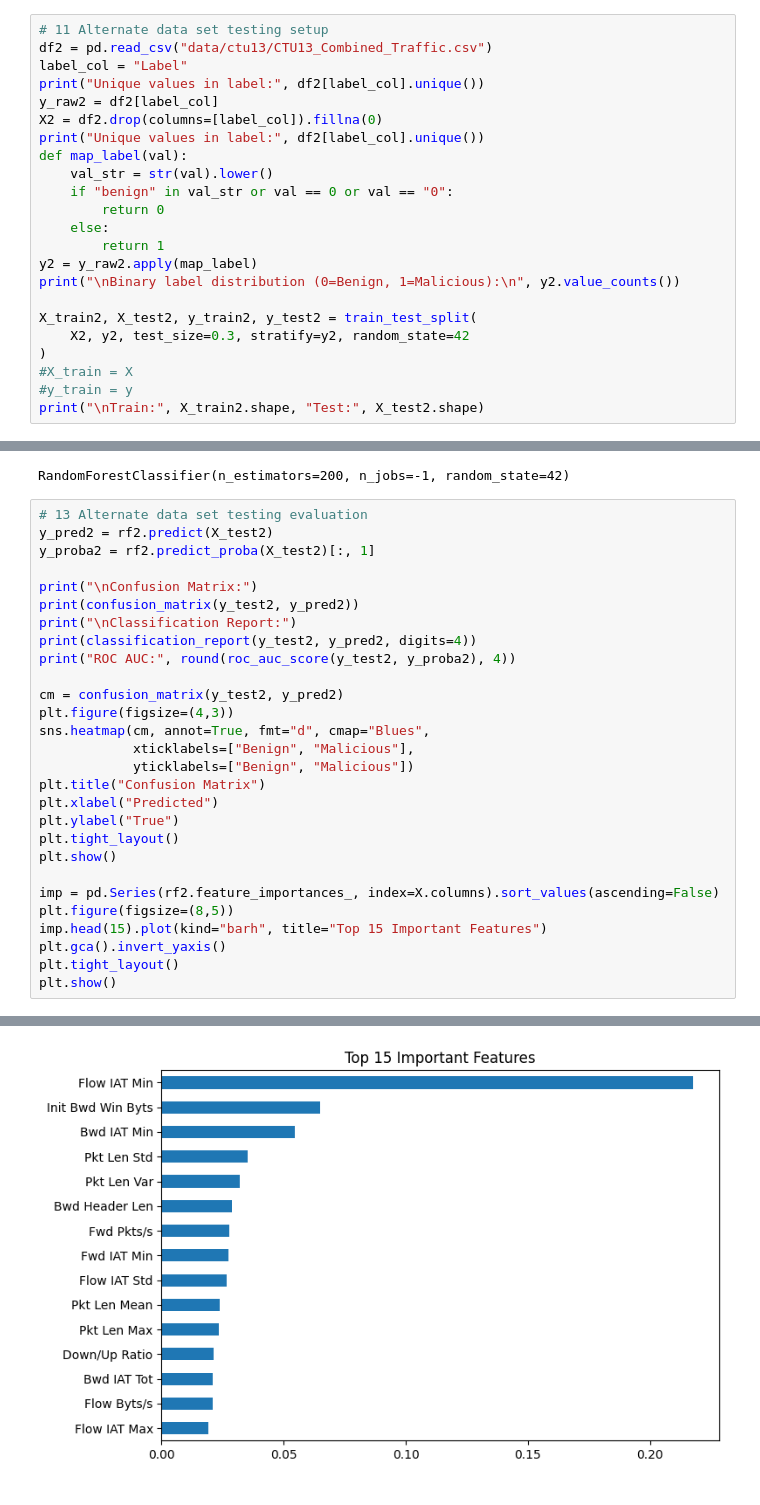
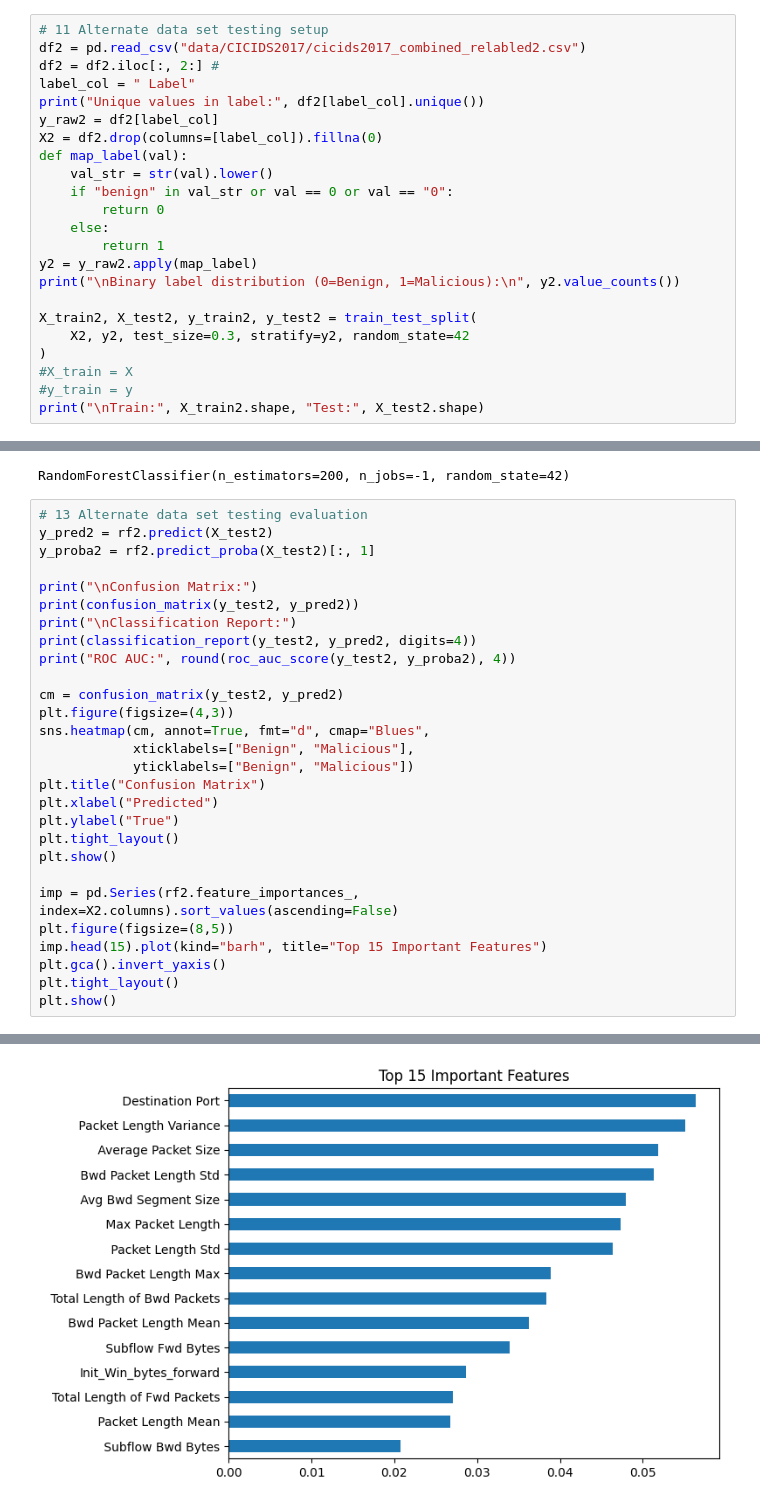
Before and after one commit to Rish4bh0/ECE5565-ML-DL, a Jupyter notebook: rf_session_baseline.ipynb, the cells around one changed output, grey strips where cells are left out. Saved outputs shown, nothing was run; the diff lists cells and outputs as text.

Commit message:
third data set tested on rf successfully

```diff
--- a/rf_session_baseline.ipynb
+++ b/rf_session_baseline.ipynb
@@ -135,12 +135,12 @@ print("\nModel and feature importances saved in report/")
 Model and feature importances saved in report/
 # %%
 # 11 Alternate data set testing setup
-df2 = pd.read_csv("data/ctu13/CTU13_Combined_Traffic.csv")
-label_col = "Label"
+df2 = pd.read_csv("data/CICIDS2017/cicids2017_combined_relabled2.csv")
+df2 = df2.iloc[:, 2:] #
+label_col = " Label"
 print("Unique values in label:", df2[label_col].unique())
 y_raw2 = df2[label_col]
 X2 = df2.drop(columns=[label_col]).fillna(0)
-print("Unique values in label:", df2[label_col].unique())
 def map_label(val):
     val_str = str(val).lower()
     if "benign" in val_str or val == 0 or val == "0":
@@ -195,7 +197,7 @@ plt.ylabel("True")
 plt.tight_layout()
 plt.show()
 
-imp = pd.Series(rf2.feature_importances_, index=X.columns).sort_values(ascending=False)
+imp = pd.Series(rf2.feature_importances_, index=X2.columns).sort_values(ascending=False)
 plt.figure(figsize=(8,5))
 imp.head(15).plot(kind="barh", title="Top 15 Important Features")
 plt.gca().invert_yaxis()
@@ -221 +223 @@ ROC AUC: 0.9998
-[figure, old version]
+[figure, new version]
```
Also changed, not shown: parts of 2 cells of this notebook, 2 other files.
